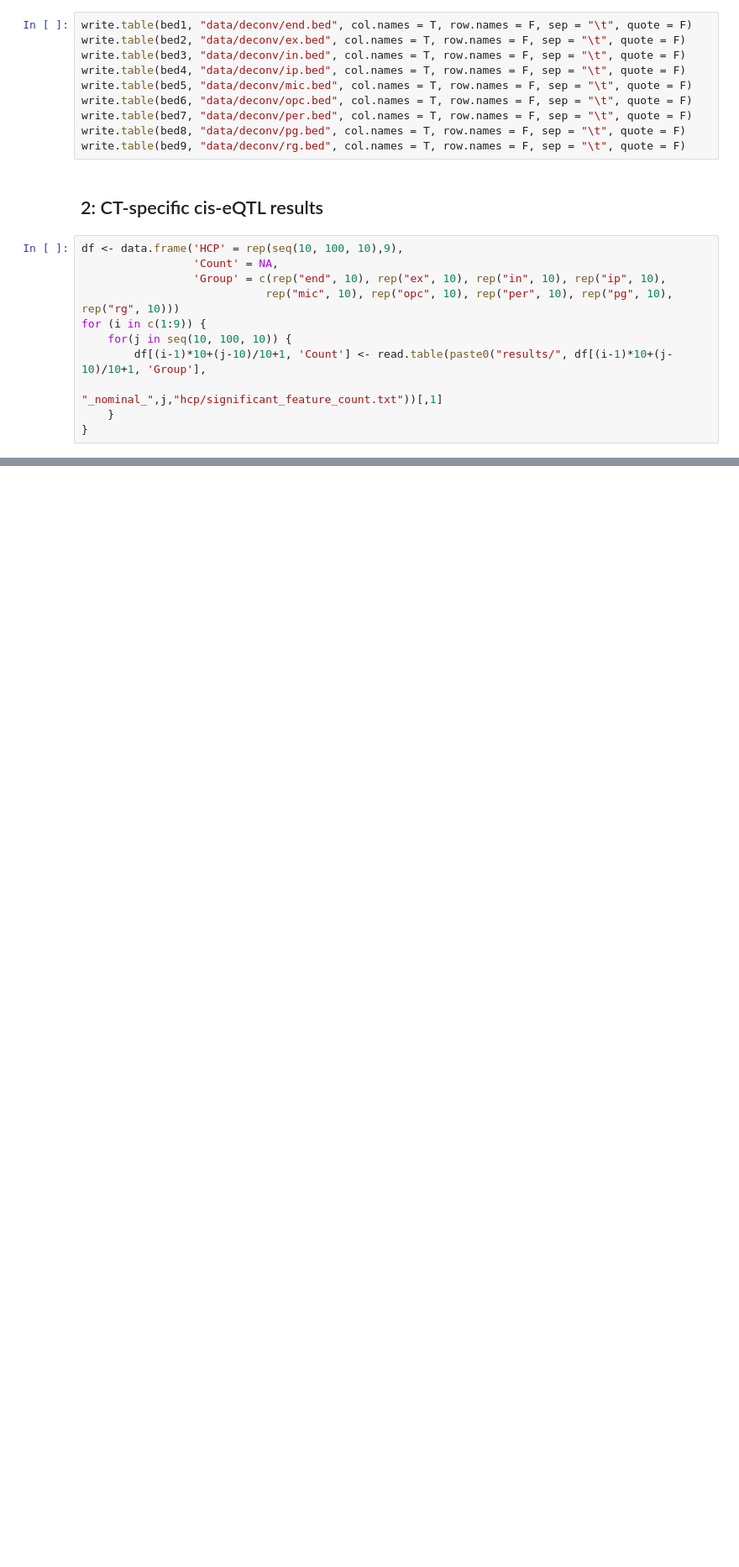
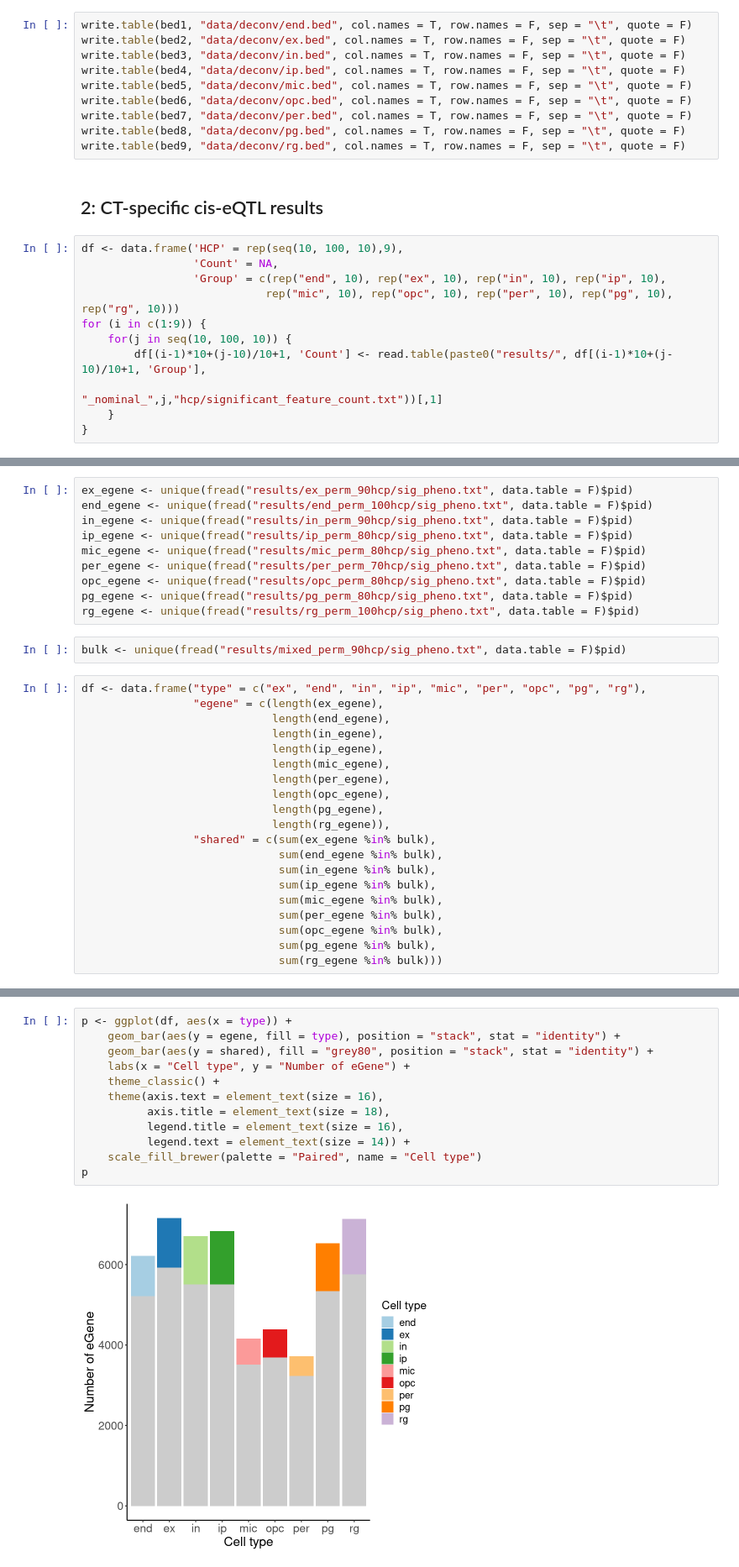
Before and after one commit to gandallab/devBrain_xQTL, a Jupyter notebook: code/04-QTL/cis-eQTL/decon_analysis.ipynb, the cells around one changed output, grey strips where cells are left out. Shown at 84% size. Saved outputs shown, nothing was run; the diff lists cells and outputs as text; blank space fills up the shorter version.

```diff
--- a/code/04-QTL/cis-eQTL/decon_analysis.ipynb
+++ b/code/04-QTL/cis-eQTL/decon_analysis.ipynb
@@ -357,0 +374,32 @@ p
+# %%
+ex_egene <- unique(fread("results/ex_perm_90hcp/sig_pheno.txt", data.table = F)$pid)
+end_egene <- unique(fread("results/end_perm_100hcp/sig_pheno.txt", data.table = F)$pid)
+in_egene <- unique(fread("results/in_perm_90hcp/sig_pheno.txt", data.table = F)$pid)
+ip_egene <- unique(fread("results/ip_perm_80hcp/sig_pheno.txt", data.table = F)$pid)
+mic_egene <- unique(fread("results/mic_perm_80hcp/sig_pheno.txt", data.table = F)$pid)
+per_egene <- unique(fread("results/per_perm_70hcp/sig_pheno.txt", data.table = F)$pid)
+opc_egene <- unique(fread("results/opc_perm_80hcp/sig_pheno.txt", data.table = F)$pid)
+pg_egene <- unique(fread("results/pg_perm_80hcp/sig_pheno.txt", data.table = F)$pid)
+rg_egene <- unique(fread("results/rg_perm_100hcp/sig_pheno.txt", data.table = F)$pid)
+# %%
+bulk <- unique(fread("results/mixed_perm_90hcp/sig_pheno.txt", data.table = F)$pid)
+# %%
+df <- data.frame("type" = c("ex", "end", "in", "ip", "mic", "per", "opc", "pg", "rg"),
+                 "egene" = c(length(ex_egene),
+                             length(end_egene),
+                             length(in_egene),
+                             length(ip_egene),
+                             length(mic_egene),
+                             length(per_egene),
+                             length(opc_egene),
+                             length(pg_egene),
+                             length(rg_egene)),
+                 "shared" = c(sum(ex_egene %in% bulk),
+                              sum(end_egene %in% bulk),
+                              sum(in_egene %in% bulk),
+                              sum(ip_egene %in% bulk),
+                              sum(mic_egene %in% bulk),
+                              sum(per_egene %in% bulk),
+                              sum(opc_egene %in% bulk),
+                              sum(pg_egene %in% bulk),
+                              sum(rg_egene %in% bulk)))
@@ -357,0 +421,14 @@ p
+# %%
+p <- ggplot(df, aes(x = type)) +
+    geom_bar(aes(y = egene, fill = type), position = "stack", stat = "identity") +
+    geom_bar(aes(y = shared), fill = "grey80", position = "stack", stat = "identity") +
+    labs(x = "Cell type", y = "Number of eGene") +
+    theme_classic() +
+    theme(axis.text = element_text(size = 16),
+          axis.title = element_text(size = 18),
+          legend.title = element_text(size = 16),
+          legend.text = element_text(size = 14)) +
+    scale_fill_brewer(palette = "Paired", name = "Cell type")
+p
+# %% [output]
+[figure, added]
```
Also changed, not shown: parts of 59 cells of this notebook, 36 other files.
